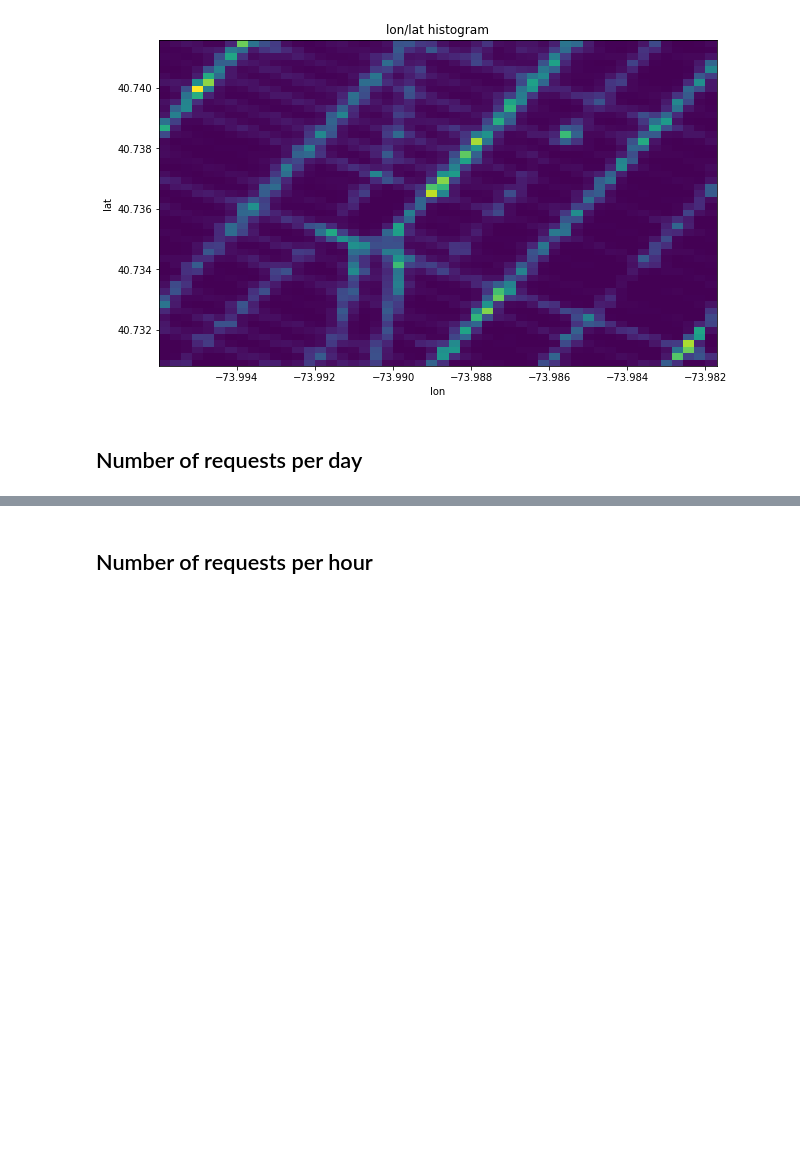
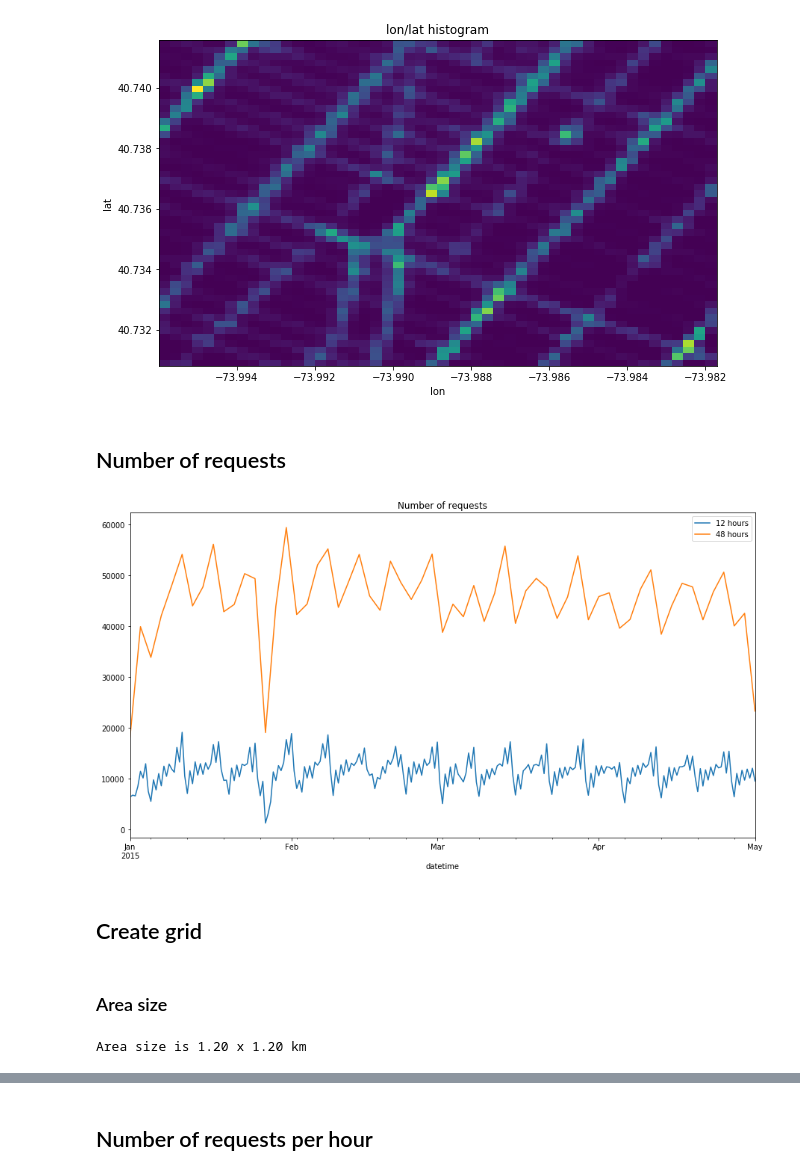
Before and after one commit to sash-ko/ai-transportation, a Jupyter notebook: cnn_demand_model/Baselines.ipynb, the cells around one changed output, grey strips where cells are left out. Saved outputs shown, nothing was run; the diff lists cells and outputs as text; code cells hidden in the pictures; blank space fills up the shorter version.

Commit message:
Create 50x50 grid

```diff
--- a/cnn_demand_model/Baselines.ipynb
+++ b/cnn_demand_model/Baselines.ipynb
@@ -103,4 +106,4 @@ plt.ylabel('lat');
 # %% [output]
 [figure]
 # %% [markdown]
-## Number of requests per day
+## Number of requests
@@ -133,0 +110,26 @@ plt.subplots_adjust(wspace=0, hspace=0.1)
+# %%
+plt.figure(figsize=(15, 8))
+
+plt.title('Number of requests')
+data.groupby(data.datetime.dt.round('12h')).datetime.count().plot(label='12 hours')
+data.groupby(data.datetime.dt.round('48h')).datetime.count().plot(label='48 hours')
+plt.legend();
+# %% [output]
+[figure, added]
+# %% [markdown]
+## Create grid
+# %% [markdown]
+### Area size
+# %%
+import haversine
+
+point1 = (bbox[1][0], bbox[0][0])
+point2 = (bbox[1][0], bbox[0][1])
+point3 = (bbox[1][1], bbox[0][0])
+
+dx = haversine.haversine(point1, point2)
+dy = haversine.haversine(point1, point3)
+
+print(f'Area size is {dx:.2f} x {dy:.2f} km')
+# %% [output]
+Area size is 1.20 x 1.20 km
```
Also changed, not shown: parts of 7 cells of this notebook.
